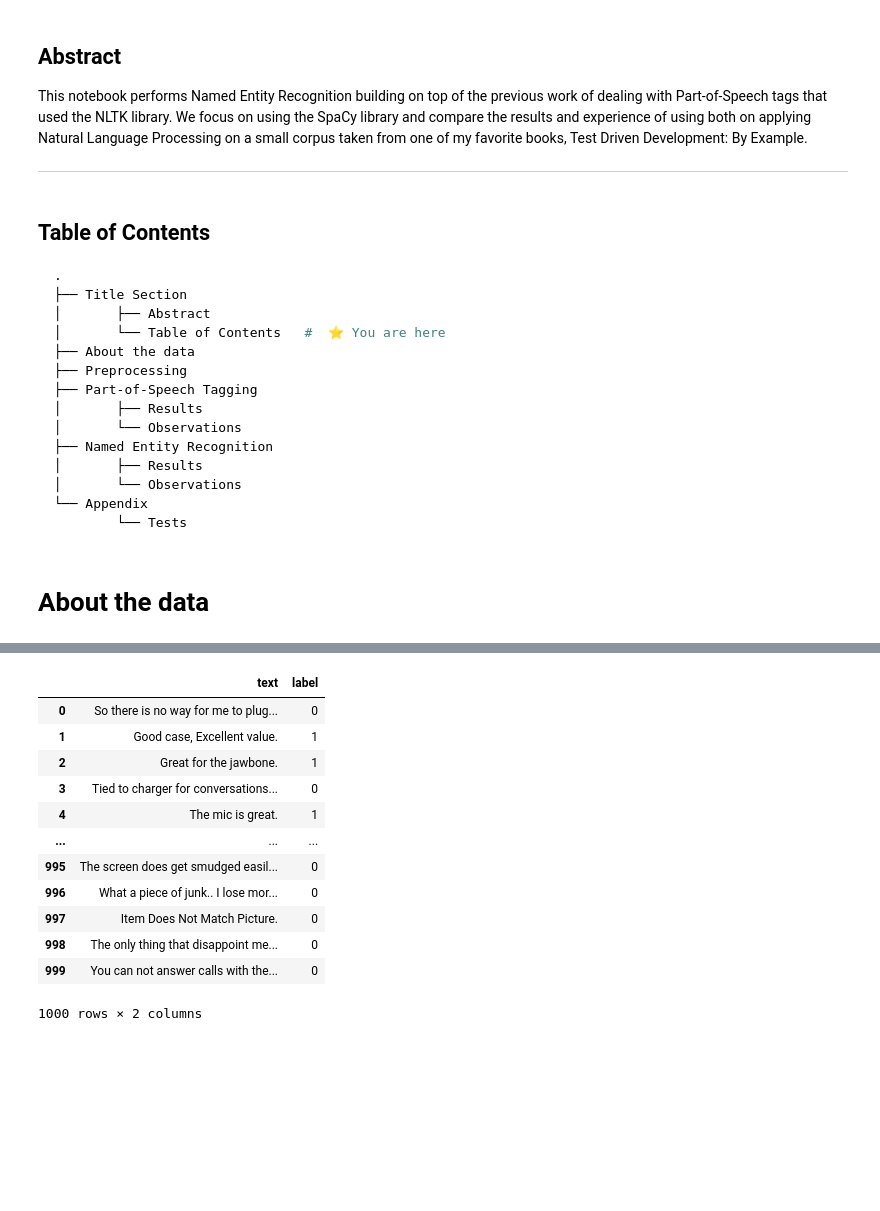
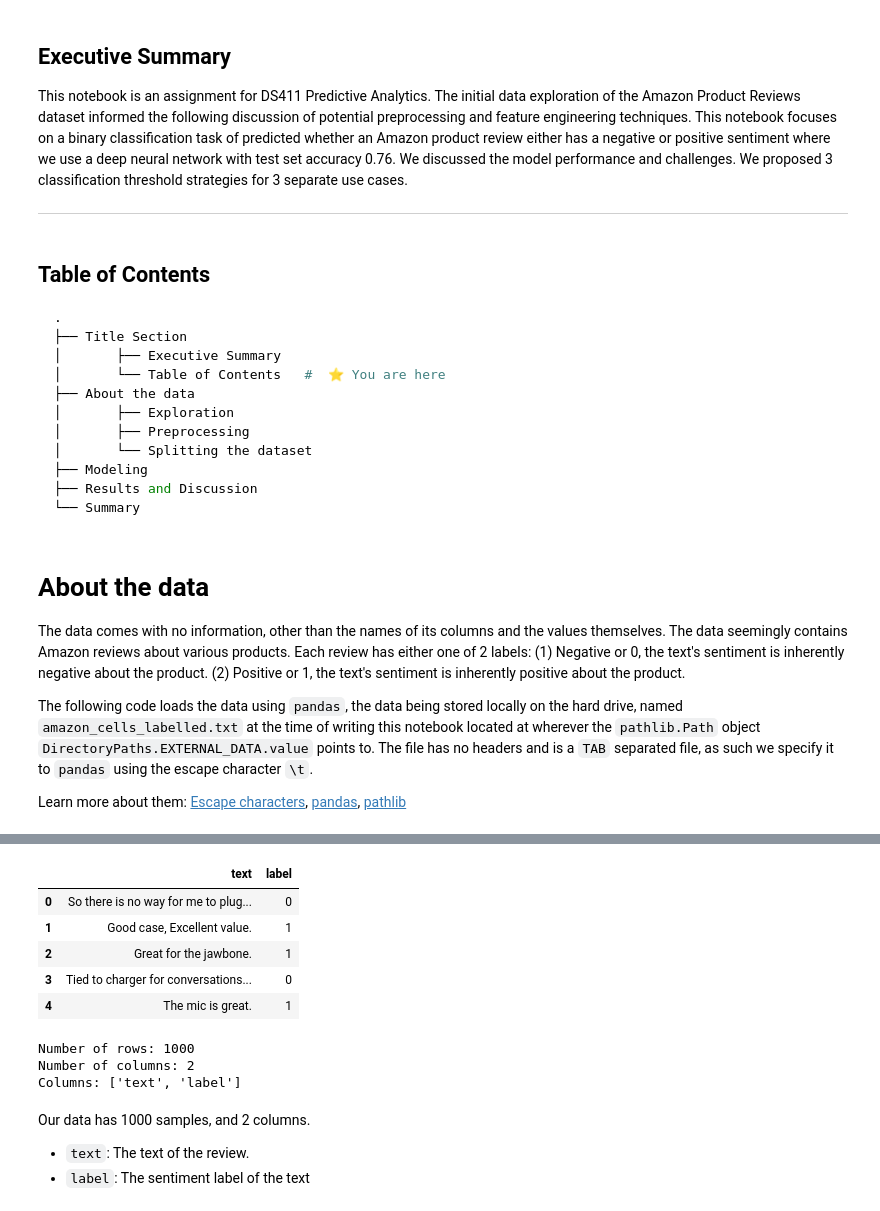
Before and after one commit to iragca/DS411-Predictive-Analytics, a Jupyter notebook: notebooks/1.5-Assignment-Text-Classification.ipynb, the cells around one changed output, grey strips where cells are left out. Saved outputs shown, nothing was run; the diff lists cells and outputs as text; code cells hidden in the pictures; blank space fills up the shorter version.

Commit message:
finished assignment

````diff
--- a/notebooks/1.5-Assignment-Text-Classification.ipynb
+++ b/notebooks/1.5-Assignment-Text-Classification.ipynb
@@ -11,9 +11,9 @@
 </div>
 # %% [markdown]
 
-## Abstract
+## Executive Summary
 
-This notebook performs Named Entity Recognition building on top of the previous work of dealing with Part-of-Speech tags that used the NLTK library. We focus on using the SpaCy library and compare the results and experience of using both on applying Natural Language Processing on a small corpus taken from one of my favorite books, Test Driven Development: By Example.
+This notebook is an assignment for DS411 Predictive Analytics. The initial data exploration of the Amazon Product Reviews dataset informed the following discussion of potential preprocessing and feature engineering techniques. This notebook focuses on a binary classification task of predicted whether an Amazon product review either has a negative or positive sentiment where we use a deep neural network with test set accuracy 0.76. We discussed the model performance and challenges. We proposed 3 classification threshold strategies for 3 separate use cases.
 
 
 ---
@@ -24,27 +24,31 @@ This notebook performs Named Entity Recognition building on top of the previous
 ```bash
 .
 ├── Title Section
-│       ├── Abstract
+│       ├── Executive Summary
 │       └── Table of Contents   #  ⭐ You are here
 ├── About the data
-├── Preprocessing
-├── Part-of-Speech Tagging
-│       ├── Results
-│       └── Observations
-├── Named Entity Recognition
-│       ├── Results
-│       └── Observations
-└── Appendix
-        └── Tests
+│       ├── Exploration
+│       ├── Preprocessing
+│       └── Splitting the dataset
+├── Modeling
+├── Results and Discussion
+└── Summary
 ```
 # %% [markdown]
 # About the data
+
+The data comes with no information, other than the names of its columns and the values themselves. The data seemingly contains Amazon reviews about various products. Each review has either one of 2 labels: (1) Negative or 0, the text's sentiment is inherently negative about the product. (2) Positive or 1, the text's sentiment is inherently positive about the product.
+
+The following code loads the data using `pandas`, the data being stored locally on the hard drive, named `amazon_cells_labelled.txt` at the time of writing this notebook located at wherever the `pathlib.Path` object `DirectoryPaths.EXTERNAL_DATA.value` points to. The file has no headers and is a `TAB` separated file, as such we specify it to `pandas` using the escape character `\t`.
+
+Learn more about them: [Escape characters](https://en.wikipedia.org/wiki/Escape_character),  [pandas](https://pandas.pydata.org/), [pathlib](https://docs.python.org/3/library/pathlib.html)
 # %%
 import pandas as pd
+
 from src.config import DirectoryPaths
 
 data_path = DirectoryPaths.EXTERNAL_DATA.value / "amazon_cells_labelled.txt"
 
 df = pd.read_csv(data_path, sep="\t", header=None, names=["text", "label"])
-df
+df.head()
 # %% [output]
@@ -51,13 +58,18 @@ df
 |  | text | label |
 | 0 | So there is no way for me to plug... | 0 |
 | 1 | Good case, Excellent value. | 1 |
 | 2 | Great for the jawbone. | 1 |
 | 3 | Tied to charger for conversations... | 0 |
 | 4 | The mic is great. | 1 |
-| ... | ... | ... |
-| 995 | The screen does get smudged easil... | 0 |
-| 996 | What a piece of junk.. I lose mor... | 0 |
-| 997 | Item Does Not Match Picture. | 0 |
-| 998 | The only thing that disappoint me... | 0 |
-| 999 | You can not answer calls with the... | 0 |
-1000 rows × 2 columns
+# %%
+print(f"Number of rows: {len(df)}\nNumber of columns: {len(df.columns)}")
+print(f"Columns: {df.columns.tolist()}")
+# %% [output]
+Number of rows: 1000
+Number of columns: 2
+Columns: ['text', 'label']
+# %% [markdown]
+Our data has 1000 samples, and 2 columns.
+
+- `text`: The text of the review.
+- `label`: The sentiment label of the text
````
Also changed, not shown: parts of 39 cells of this notebook.
